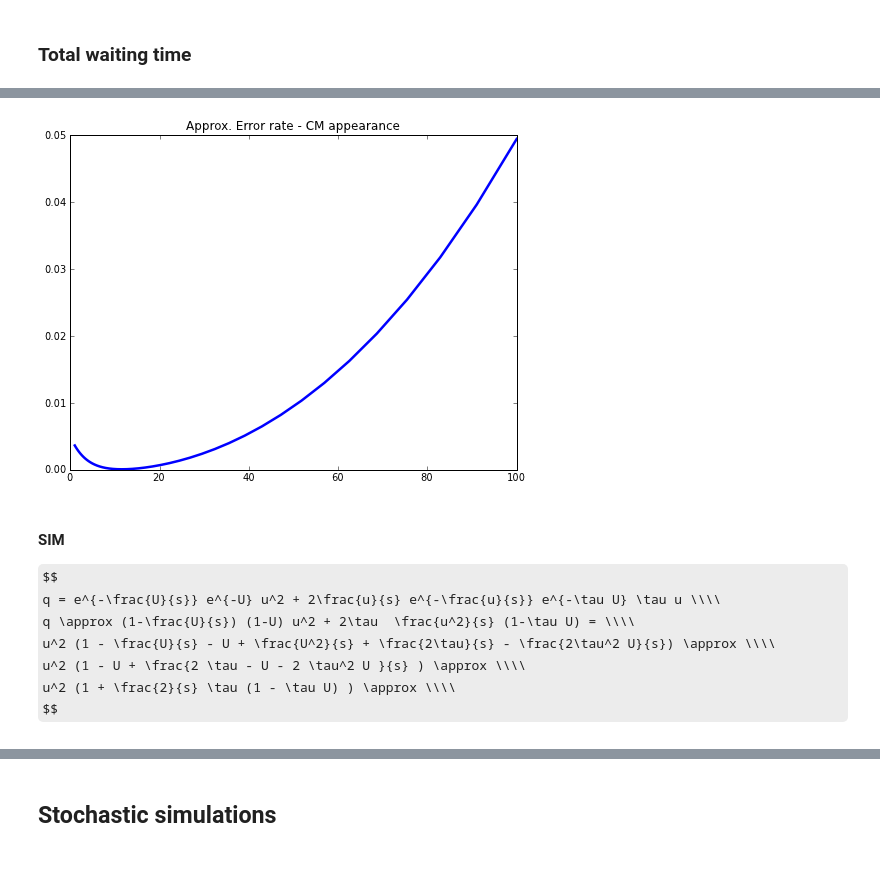
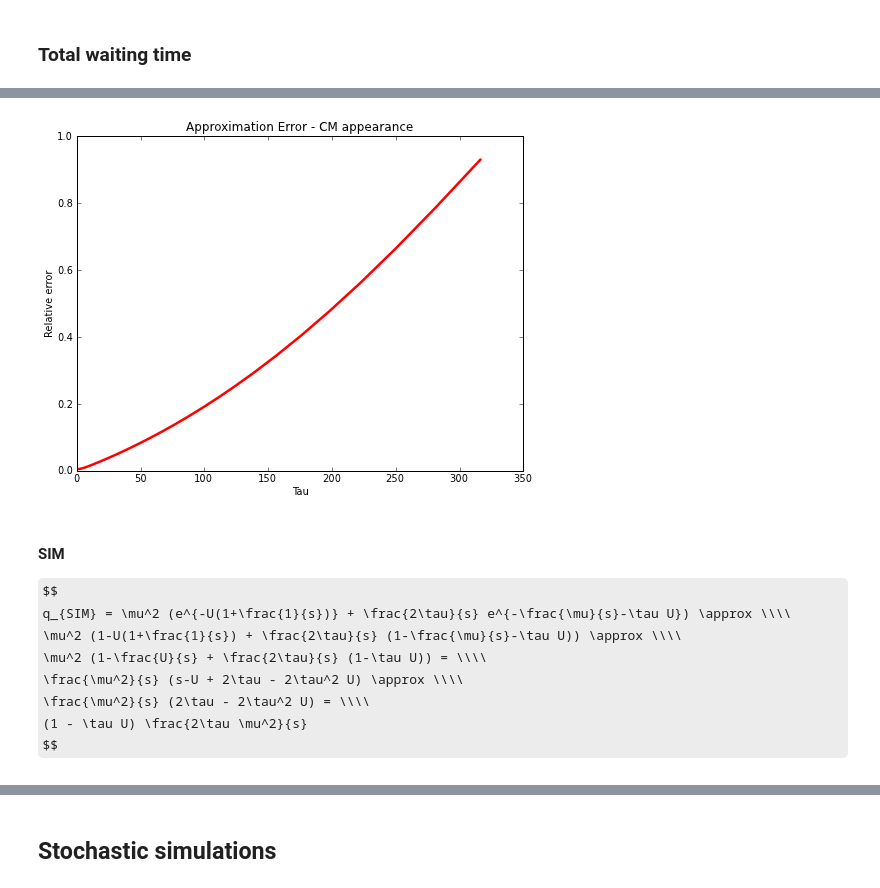
Before and after one commit to yoavram/ruggedsim, a Jupyter notebook: SIDEER2013/notebook.ipynb, the cells around one changed output, grey strips where cells are left out. Cells and saved outputs as stored; diff of their text form; code cells hidden in the pictures; some formulas as TeX source.

Commit message:
redid CM and SIM analytical approx

```diff
--- a/SIDEER2013/notebook.ipynb
+++ b/SIDEER2013/notebook.ipynb
@@ -102,18 +108,20 @@ $$
 # %%
 def appearance_cm_approx(T,U,u,s,H):
-    return (2/s) * (1- T * U) * (T*u)**2
+    return (1 - T * U) * (2 - T * U) * ((T*u)**2) / s
 # %%
-taus = logspace(0,2)
-plot(taus,[abs(appearance_cm_approx(T,U,u,s,H)-appearance_cm_exact(T,U,u,s,H))/appearance_cm_exact(T,U,u,s,H) for T in taus], linewidth=2.5);
-title("Approx. Error rate - CM appearance");
+taus = logspace(0,2.5)
+plot(taus,[abs(appearance_cm_approx(T,U,u,s,H)-appearance_cm_exact(T,U,u,s,H))/appearance_cm_exact(T,U,u,s,H) for T in taus], 'r', linewidth=2.5);
+title("Approximation Error - CM appearance");
+xlabel("Tau"); ylabel("Relative error");
 # %% [output]
-[figure, old version]
+[figure, new version]
 # %% [markdown]
 #### SIM
 $$
-q = e^{-\frac{U}{s}} e^{-U} u^2 + 2\frac{u}{s} e^{-\frac{u}{s}} e^{-\tau U} \tau u \\\\
-q \approx (1-\frac{U}{s}) (1-U) u^2 + 2\tau  \frac{u^2}{s} (1-\tau U) = \\\\
-u^2 (1 - \frac{U}{s} - U + \frac{U^2}{s} + \frac{2\tau}{s} - \frac{2\tau^2 U}{s}) \approx \\\\
-u^2 (1 - U + \frac{2 \tau - U - 2 \tau^2 U }{s} ) \approx \\\\
-u^2 (1 + \frac{2}{s} \tau (1 - \tau U) ) \approx \\\\
+q_{SIM} = \mu^2 (e^{-U(1+\frac{1}{s})} + \frac{2\tau}{s} e^{-\frac{\mu}{s}-\tau U}) \approx \\\\
+\mu^2 (1-U(1+\frac{1}{s}) + \frac{2\tau}{s} (1-\frac{\mu}{s}-\tau U)) \approx \\\\
+\mu^2 (1-\frac{U}{s} + \frac{2\tau}{s} (1-\tau U)) = \\\\
+\frac{\mu^2}{s} (s-U + 2\tau - 2\tau^2 U) \approx \\\\
+\frac{\mu^2}{s} (2\tau - 2\tau^2 U) = \\\\
+(1 - \tau U) \frac{2\tau \mu^2}{s}
 $$
```
Also changed, not shown: parts of 8 cells of this notebook.
